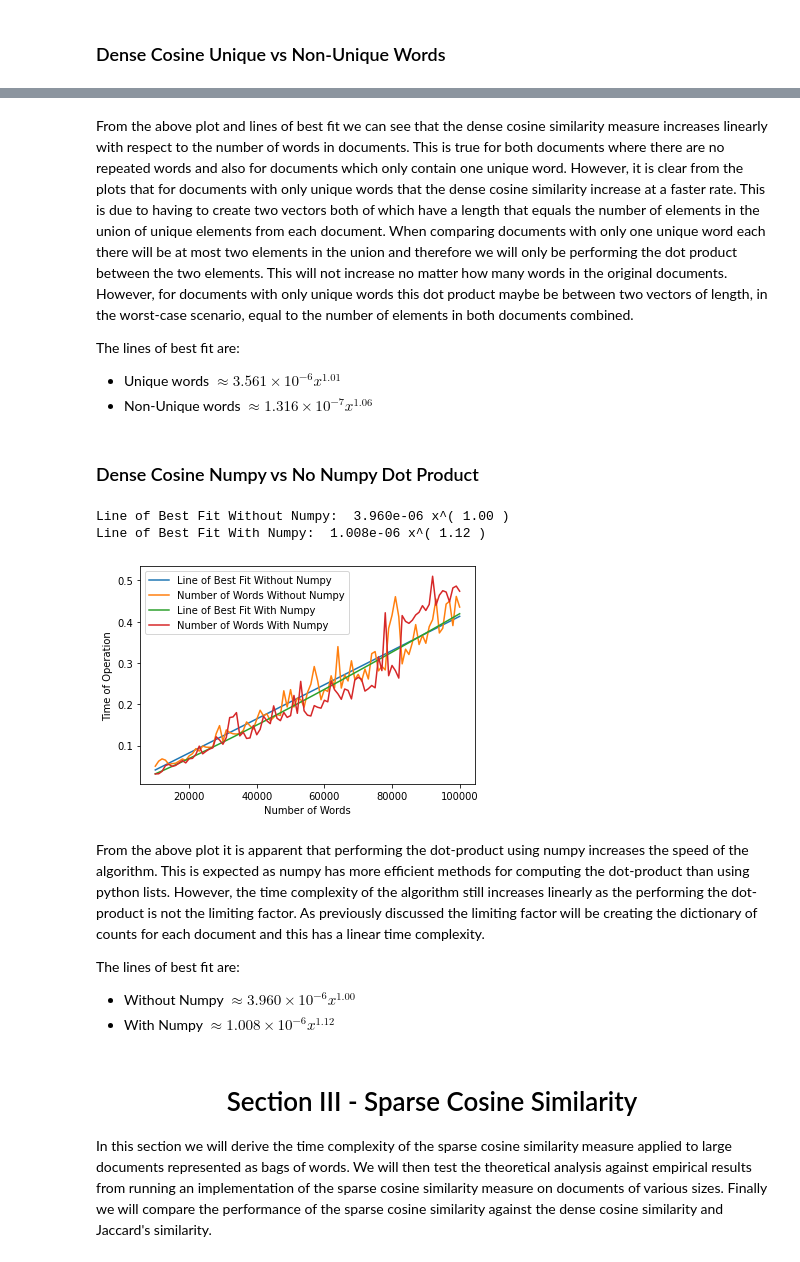
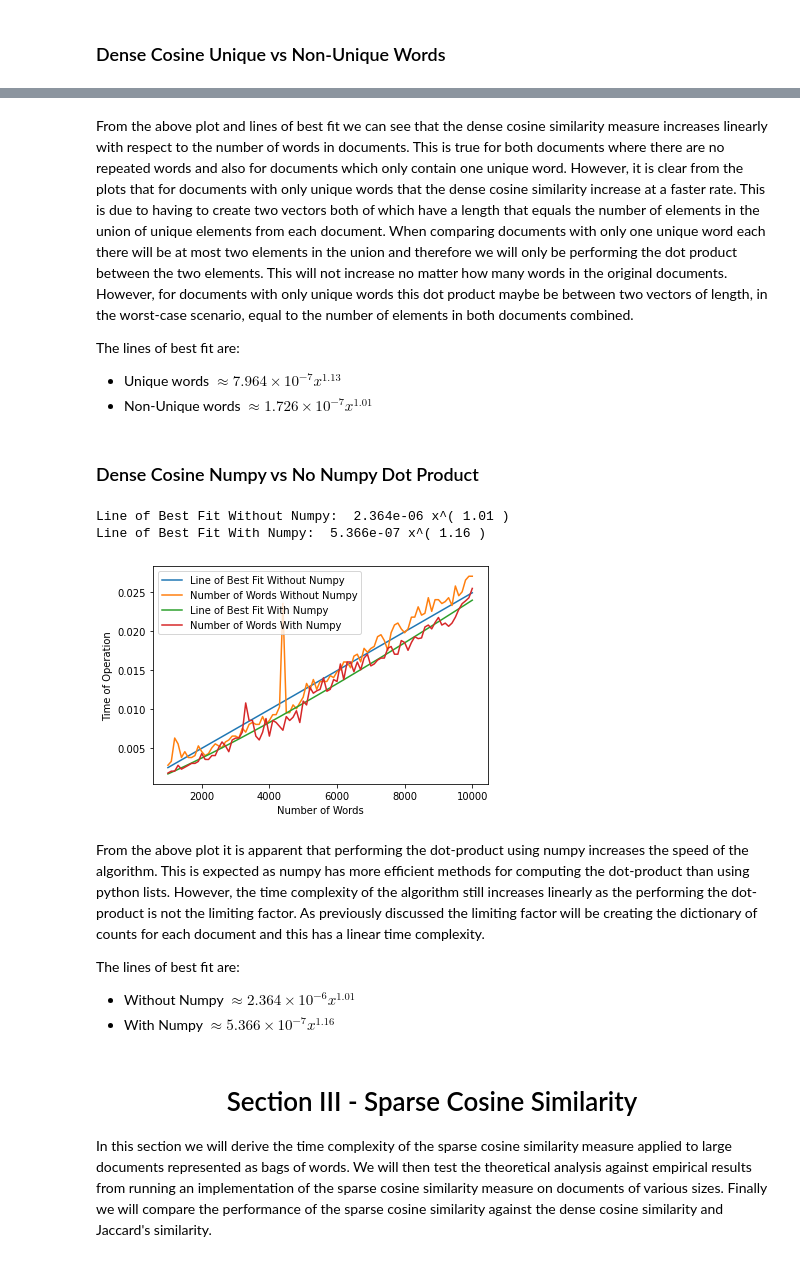
Before and after one commit to hwasc/ADS, a Jupyter notebook: ADS_report.ipynb, the cells around one changed output, grey strips where cells are left out. Drawn from its saved outputs; the diff is of its cells as text; code cells hidden in the pictures.

```diff
--- a/ADS_report.ipynb
+++ b/ADS_report.ipynb
@@ -474,8 +474,8 @@ Line of Best Fit Non-Unique:  1.316e-07 x^( 1.06 )
 From the above plot and lines of best fit we can see that the dense cosine similarity measure increases linearly with respect to the number of words in documents. This is true for both documents where there are no repeated words and also for documents which only contain one unique word. However, it is clear from the plots that for documents with only unique words that the dense cosine similarity increase at a faster rate. This is due to having to create two vectors both of which have a length that equals the number of elements in the union of unique elements from each document. When comparing documents with only one unique word each there will be at most two elements in the union and therefore we will only be performing the dot product between the two elements. This will not increase no matter how many words in the original documents. However, for documents with only unique words this dot product maybe be between two vectors of length, in the worst-case scenario, equal to the number of elements in both documents combined.
 
 The lines of best fit are:
-* Unique words $\approx 3.561\times10^{-6}x^{1.01}$
-* Non-Unique words $\approx 1.316\times10^{-7}x^{1.06}$
+* Unique words $\approx 7.964\times10^{-7}x^{1.13}$
+* Non-Unique words $\approx 1.726\times10^{-7}x^{1.01}$
 # %% [markdown]
 ### Dense Cosine Numpy vs No Numpy Dot Product
 # %%
@@ -486,48 +486,48 @@ import scipy.stats as stats
 words = list_of_words_1M
 
 #Plot dense cosine similarity without numpy
-number_of_words_range = power_list(10, 4, 5, 100)
+number_of_words_range = power_list(10, 3, 4, 100)
 unique_words = True
 similarity_function = dense_cosine_similarity
 with_numpy = False
 best_fit_plot_label = "Line of Best Fit Without Numpy"
 plot_label = "Number of Words Without Numpy"
 
 plot_number_of_words_vs_time(   words,\
                                 number_of_words_range,\
                                 unique_words,\
                                 similarity_function,\
                                 with_numpy,\
                                 repeats=4,\
                                 best_fit_plot_label=best_fit_plot_label,\
                                 plot_label=plot_label)
 
 #Plot dense cosine similarity with numpy
-unique_words = False
+unique_words = True
 with_numpy = True
 best_fit_plot_label = "Line of Best Fit With Numpy"
 plot_label = "Number of Words With Numpy"
 
 plot_number_of_words_vs_time(   words,\
                                 number_of_words_range,\
                                 unique_words,\
                                 similarity_function,\
                                 with_numpy,\
                                 repeats=4,\
                                 best_fit_plot_label=best_fit_plot_label,\
                                 plot_label=plot_label)
 
 plt.show()
 # %% [output]
-Line of Best Fit Without Numpy:  3.960e-06 x^( 1.00 )
-Line of Best Fit With Numpy:  1.008e-06 x^( 1.12 )
+Line of Best Fit Without Numpy:  2.364e-06 x^( 1.01 )
+Line of Best Fit With Numpy:  5.366e-07 x^( 1.16 )
-[figure, old version]
+[figure, new version]
 # %% [markdown]
 From the above plot it is apparent that performing the dot-product using numpy increases the speed of the algorithm. This is expected as numpy has more efficient methods for computing the dot-product than using python lists. However, the time complexity of the algorithm still increases linearly as the performing the dot-product is not the limiting factor. As previously discussed the limiting factor will be creating the dictionary of counts for each document and this has a linear time complexity.
 
 The lines of best fit are:
-* Without Numpy $\approx 3.960\times10^{-6}x^{1.00}$
-* With Numpy $\approx 1.008\times10^{-6}x^{1.12}$
+* Without Numpy $\approx 2.364\times10^{-6}x^{1.01}$
+* With Numpy $\approx 5.366\times10^{-7}x^{1.16}$
 # %% [markdown]
 <center> <h1>Section III - Sparse Cosine Similarity</h1> </center>
 
```
Also changed, not shown: parts of 19 cells of this notebook.
